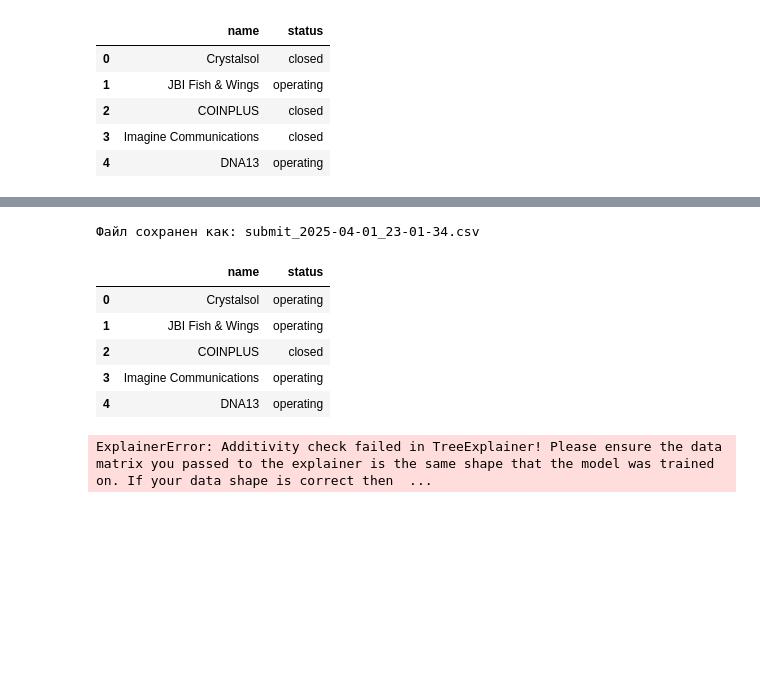
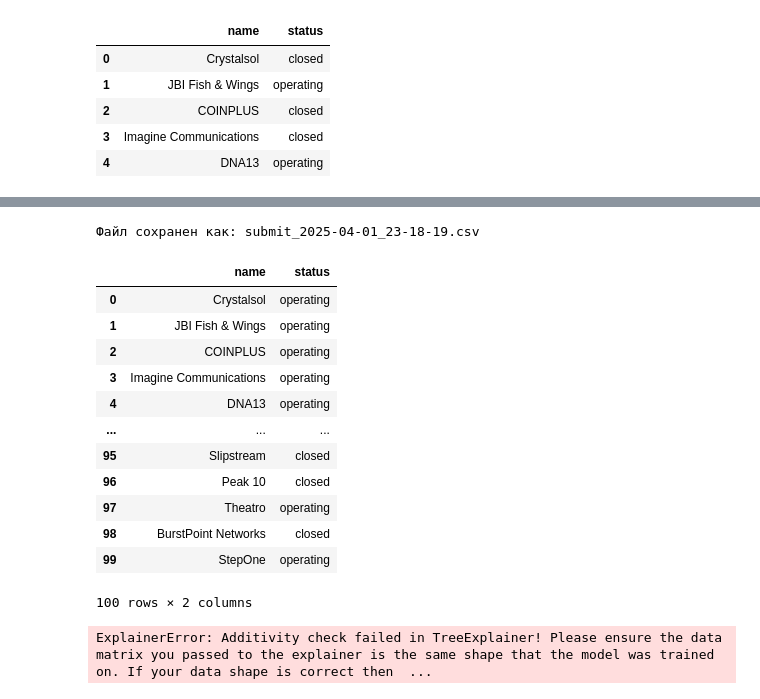
Before and after one commit to onejetpilot/start_up, a Jupyter notebook: start_up_pred.ipynb, the cells around one changed output, grey strips where cells are left out. Cells and saved outputs as stored; diff of their text form; code cells hidden in the pictures; blank space fills up the shorter version.

```diff
--- a/start_up_pred.ipynb
+++ b/start_up_pred.ipynb
@@ -903,7 +903,7 @@ merged_train.head()
 | 4 | WireTough Cylinders | NaN | operating | 1 | Manufacturing | 2791 | 2012 | ... |
 # %%
 # Отделим целевой признак от обучающей выборки
-X = merged_train.drop(columns=['status']).set_index('name')
+X = merged_train.drop(columns=['status','lifetime']).set_index('name')
 y = merged_train['status']
 # %%
 # Разделим датасет на тренировочные и валидационные данные
@@ -915,8 +915,8 @@ X_train, X_val, y_train, y_val = train_test_split(
     stratify = y
 )
 # %%
-numeric_features = ['first_funding_at_year', 'Population', 'Latitude', 'Longitude']
-# numeric_features = ['funding_rounds', 'funding_total_usd', 'lifetime', 'first_funding_at_year', 'first_funding_at_month', 'first_funding_at_day', 'Population', 'Latitude', 'Longitude']
+
+numeric_features = ['funding_rounds', 'funding_total_usd', 'first_funding_at_year', 'first_funding_at_month', 'first_funding_at_day', 'Population', 'Latitude', 'Longitude']
 categorical_features = ['root_cat']
 # %%
 numeric_transformer = Pipeline(steps=[
@@ -1011,7 +1011,7 @@ param_grid = [
     }
 ]
 # %%
-f1_scorer = make_scorer(f1_score, pos_label='operating')
+f1_scorer = make_scorer(f1_score, pos_label='closed')
 # %%
 random_search = RandomizedSearchCV(
     estimator=pipeline,
@@ -1226,16 +1170,23 @@ submit.to_csv(filename, index=False)
 
 print(f"Файл сохранен как: {filename}")
 # %% [output]
-Файл сохранен как: submit_2025-04-01_23-01-34.csv
+Файл сохранен как: submit_2025-04-01_23-18-19.csv
 # %%
-submit.head()
+submit.head(100)
 # %% [output]
 |  | name | status |
 | 0 | Crystalsol | operating |
 | 1 | JBI Fish & Wings | operating |
-| 2 | COINPLUS | closed |
+| 2 | COINPLUS | operating |
 | 3 | Imagine Communications | operating |
 | 4 | DNA13 | operating |
+| ... | ... | ... |
+| 95 | Slipstream | closed |
+| 96 | Peak 10 | closed |
+| 97 | Theatro | operating |
+| 98 | BurstPoint Networks | closed |
+| 99 | StepOne | operating |
+100 rows × 2 columns
 # %%
 # Cохраним пайплайн который показал лучший результат
 best_pipe = random_search.best_estimator_
```
Also changed, not shown: parts of 5 cells of this notebook.
